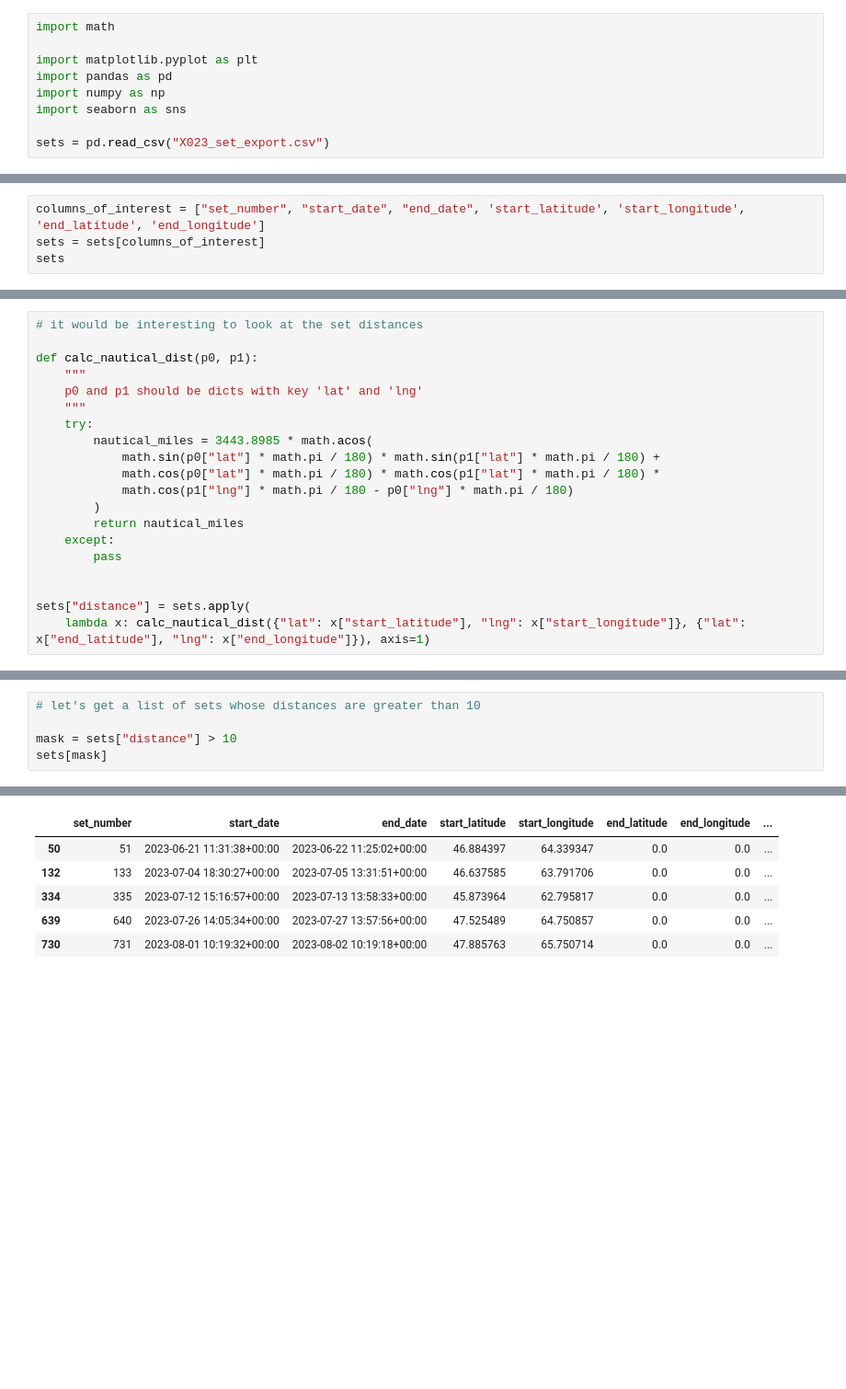
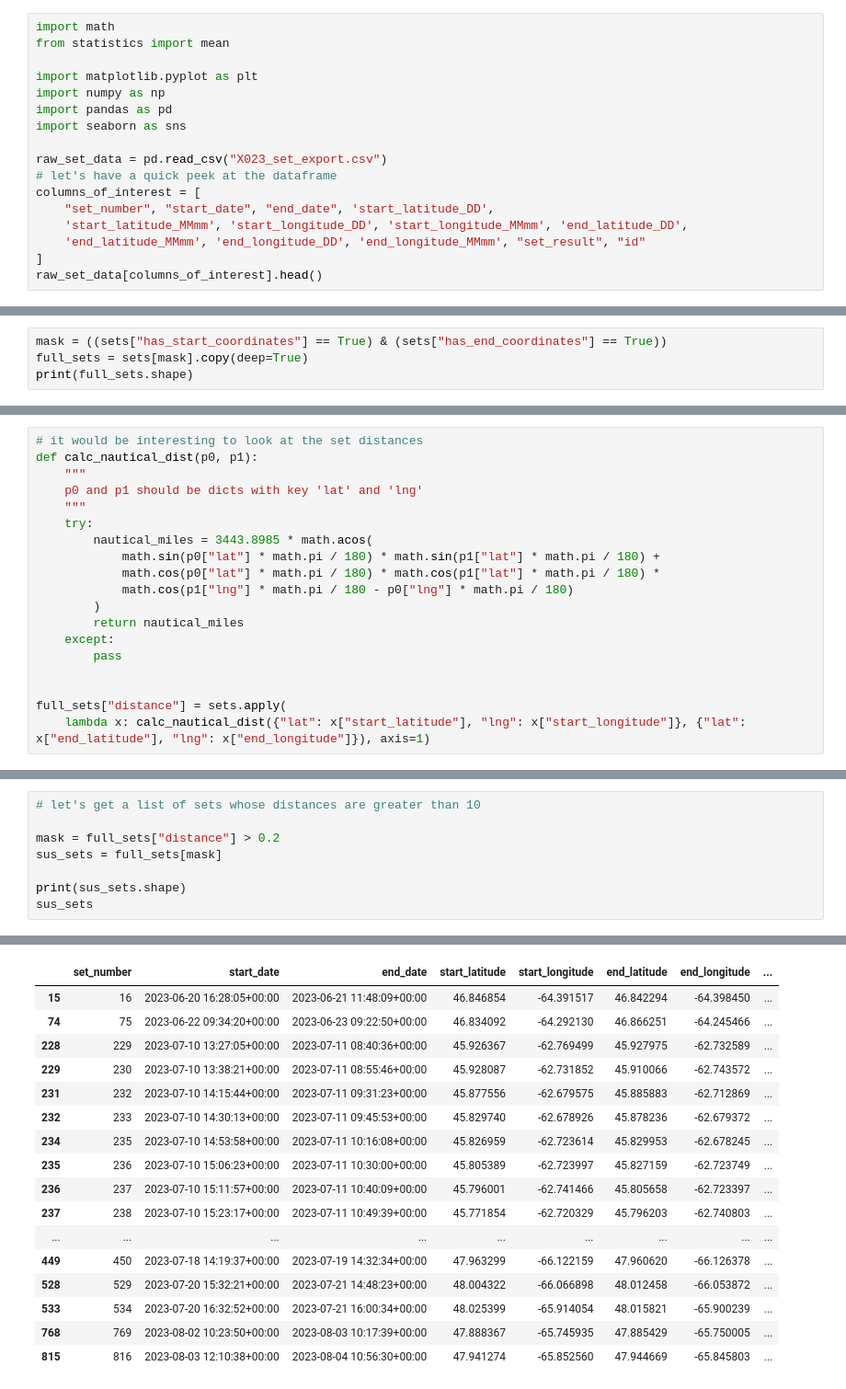
Before and after one commit to dfo-gulf-science/JupyterNotebookCollection, a Jupyter notebook: RockCrabX023/SetExploration.ipynb, the cells around one changed output, grey strips where cells are left out. Shown at 92% size. Cells and saved outputs as stored; diff of their text form; blank space fills up the shorter version.

```diff
--- a/RockCrabX023/SetExploration.ipynb
+++ b/RockCrabX023/SetExploration.ipynb
@@ -1,9 +1,17 @@
 # %%
 import math
+from statistics import mean
 
 import matplotlib.pyplot as plt
+import numpy as np
 import pandas as pd
-import numpy as np
 import seaborn as sns
 
-sets = pd.read_csv("X023_set_export.csv")
+raw_set_data = pd.read_csv("X023_set_export.csv")
+# let's have a quick peek at the dataframe
+columns_of_interest = [
+    "set_number", "start_date", "end_date", 'start_latitude_DD',
+    'start_latitude_MMmm', 'start_longitude_DD', 'start_longitude_MMmm', 'end_latitude_DD',
+    'end_latitude_MMmm', 'end_longitude_DD', 'end_longitude_MMmm', "set_result", "id"
+]
+raw_set_data[columns_of_interest].head()
@@ -70,4 +84,0 @@ sets["end_date"] = pd.to_datetime(sets["end_date"])
-# %%
-columns_of_interest = ["set_number", "start_date", "end_date", 'start_latitude', 'start_longitude', 'end_latitude', 'end_longitude']
-sets = sets[columns_of_interest]
-sets
@@ -87,0 +116,4 @@ sets
+# %%
+mask = ((sets["has_start_coordinates"] == True) & (sets["has_end_coordinates"] == True))
+full_sets = sets[mask].copy(deep=True)
+print(full_sets.shape)
@@ -88,6 +126,5 @@ sets
 # %%
 # it would be interesting to look at the set distances
-
 def calc_nautical_dist(p0, p1):
     """
     p0 and p1 should be dicts with key 'lat' and 'lng'
@@ -103,6 +140,6 @@ def calc_nautical_dist(p0, p1):
         pass
 
 
-sets["distance"] = sets.apply(
+full_sets["distance"] = sets.apply(
     lambda x: calc_nautical_dist({"lat": x["start_latitude"], "lng": x["start_longitude"]}, {"lat": x["end_latitude"], "lng": x["end_longitude"]}), axis=1)
 # %%
@@ -120,6 +173,9 @@ In the above, we can see there are some that have huge distances.
 # %%
 # let's get a list of sets whose distances are greater than 10
 
-mask = sets["distance"] > 10
-sets[mask]
+mask = full_sets["distance"] > 0.2
+sus_sets = full_sets[mask]
+
+print(sus_sets.shape)
+sus_sets
 # %% [output]
@@ -126,7 +183,18 @@ sets[mask]
 |  | set_number | start_date | end_date | start_latitude | start_longitude | end_latitude | end_longitude | ... |
-| 50 | 51 | 2023-06-21 11:31:38+00:00 | 2023-06-22 11:25:02+00:00 | 46.884397 | 64.339347 | 0.0 | 0.0 | ... |
-| 132 | 133 | 2023-07-04 18:30:27+00:00 | 2023-07-05 13:31:51+00:00 | 46.637585 | 63.791706 | 0.0 | 0.0 | ... |
-| 334 | 335 | 2023-07-12 15:16:57+00:00 | 2023-07-13 13:58:33+00:00 | 45.873964 | 62.795817 | 0.0 | 0.0 | ... |
-| 639 | 640 | 2023-07-26 14:05:34+00:00 | 2023-07-27 13:57:56+00:00 | 47.525489 | 64.750857 | 0.0 | 0.0 | ... |
-| 730 | 731 | 2023-08-01 10:19:32+00:00 | 2023-08-02 10:19:18+00:00 | 47.885763 | 65.750714 | 0.0 | 0.0 | ... |
+| 15 | 16 | 2023-06-20 16:28:05+00:00 | 2023-06-21 11:48:09+00:00 | 46.846854 | -64.391517 | 46.842294 | -64.398450 | ... |
+| 74 | 75 | 2023-06-22 09:34:20+00:00 | 2023-06-23 09:22:50+00:00 | 46.834092 | -64.292130 | 46.866251 | -64.245466 | ... |
+| 228 | 229 | 2023-07-10 13:27:05+00:00 | 2023-07-11 08:40:36+00:00 | 45.926367 | -62.769499 | 45.927975 | -62.732589 | ... |
+| 229 | 230 | 2023-07-10 13:38:21+00:00 | 2023-07-11 08:55:46+00:00 | 45.928087 | -62.731852 | 45.910066 | -62.743572 | ... |
+| 231 | 232 | 2023-07-10 14:15:44+00:00 | 2023-07-11 09:31:23+00:00 | 45.877556 | -62.679575 | 45.885883 | -62.712869 | ... |
+| 232 | 233 | 2023-07-10 14:30:13+00:00 | 2023-07-11 09:45:53+00:00 | 45.829740 | -62.678926 | 45.878236 | -62.679372 | ... |
+| 234 | 235 | 2023-07-10 14:53:58+00:00 | 2023-07-11 10:16:08+00:00 | 45.826959 | -62.723614 | 45.829953 | -62.678245 | ... |
+| 235 | 236 | 2023-07-10 15:06:23+00:00 | 2023-07-11 10:30:00+00:00 | 45.805389 | -62.723997 | 45.827159 | -62.723749 | ... |
+| 236 | 237 | 2023-07-10 15:11:57+00:00 | 2023-07-11 10:40:09+00:00 | 45.796001 | -62.741466 | 45.805658 | -62.723397 | ... |
+| 237 | 238 | 2023-07-10 15:23:17+00:00 | 2023-07-11 10:49:39+00:00 | 45.771854 | -62.720329 | 45.796203 | -62.740803 | ... |
+| ... | ... | ... | ... | ... | ... | ... | ... | ... |
+| 449 | 450 | 2023-07-18 14:19:37+00:00 | 2023-07-19 14:32:34+00:00 | 47.963299 | -66.122159 | 47.960620 | -66.126378 | ... |
+| 528 | 529 | 2023-07-20 15:32:21+00:00 | 2023-07-21 14:48:23+00:00 | 48.004322 | -66.066898 | 48.012458 | -66.053872 | ... |
+| 533 | 534 | 2023-07-20 16:32:52+00:00 | 2023-07-21 16:00:34+00:00 | 48.025399 | -65.914054 | 48.015821 | -65.900239 | ... |
+| 768 | 769 | 2023-08-02 10:23:50+00:00 | 2023-08-03 10:17:39+00:00 | 47.888367 | -65.745935 | 47.885429 | -65.750005 | ... |
+| 815 | 816 | 2023-08-03 12:10:38+00:00 | 2023-08-04 10:56:30+00:00 | 47.941274 | -65.852560 | 47.944669 | -65.845803 | ... |
 # %% [markdown]
```
Also changed, not shown: parts of 23 cells of this notebook.
